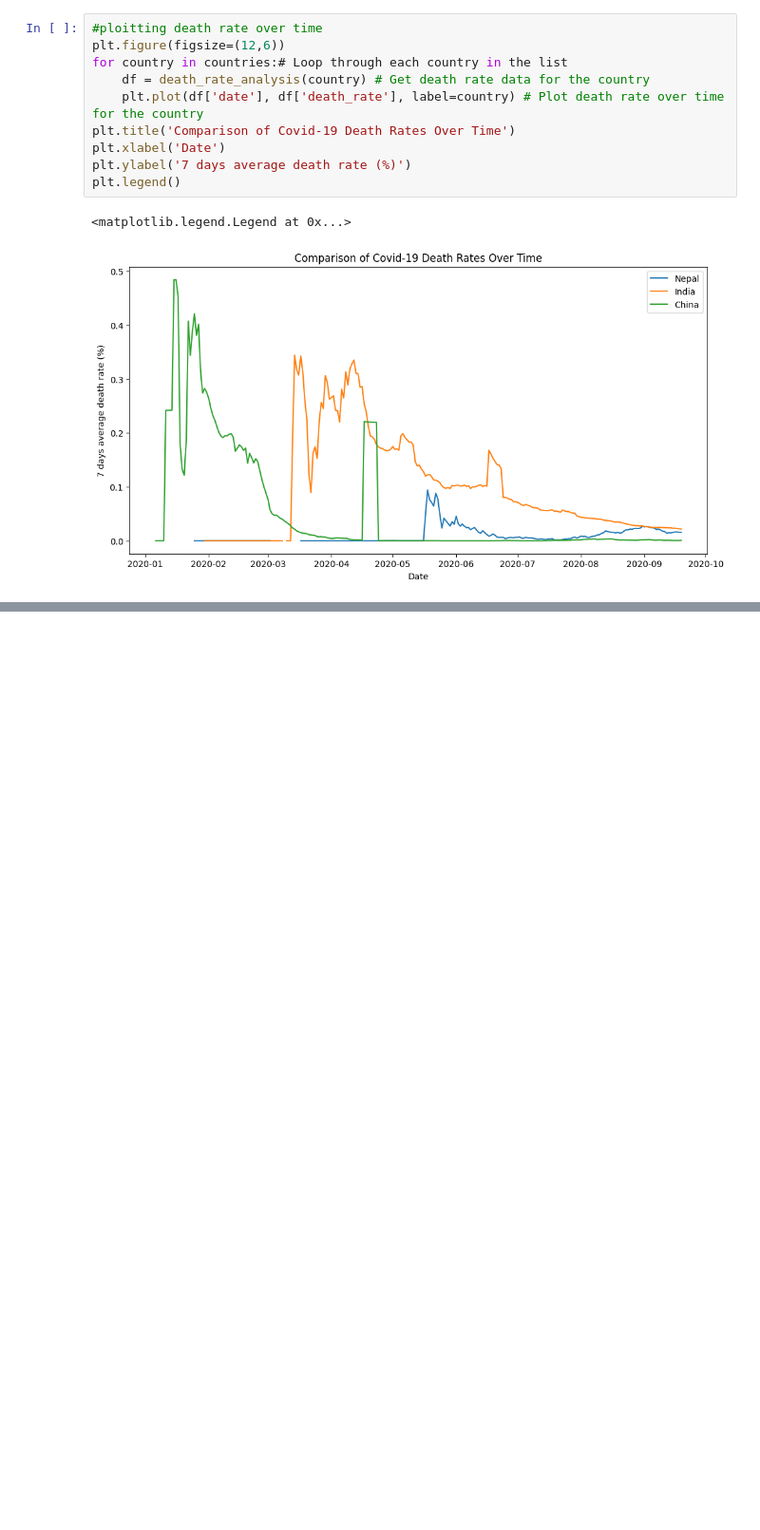
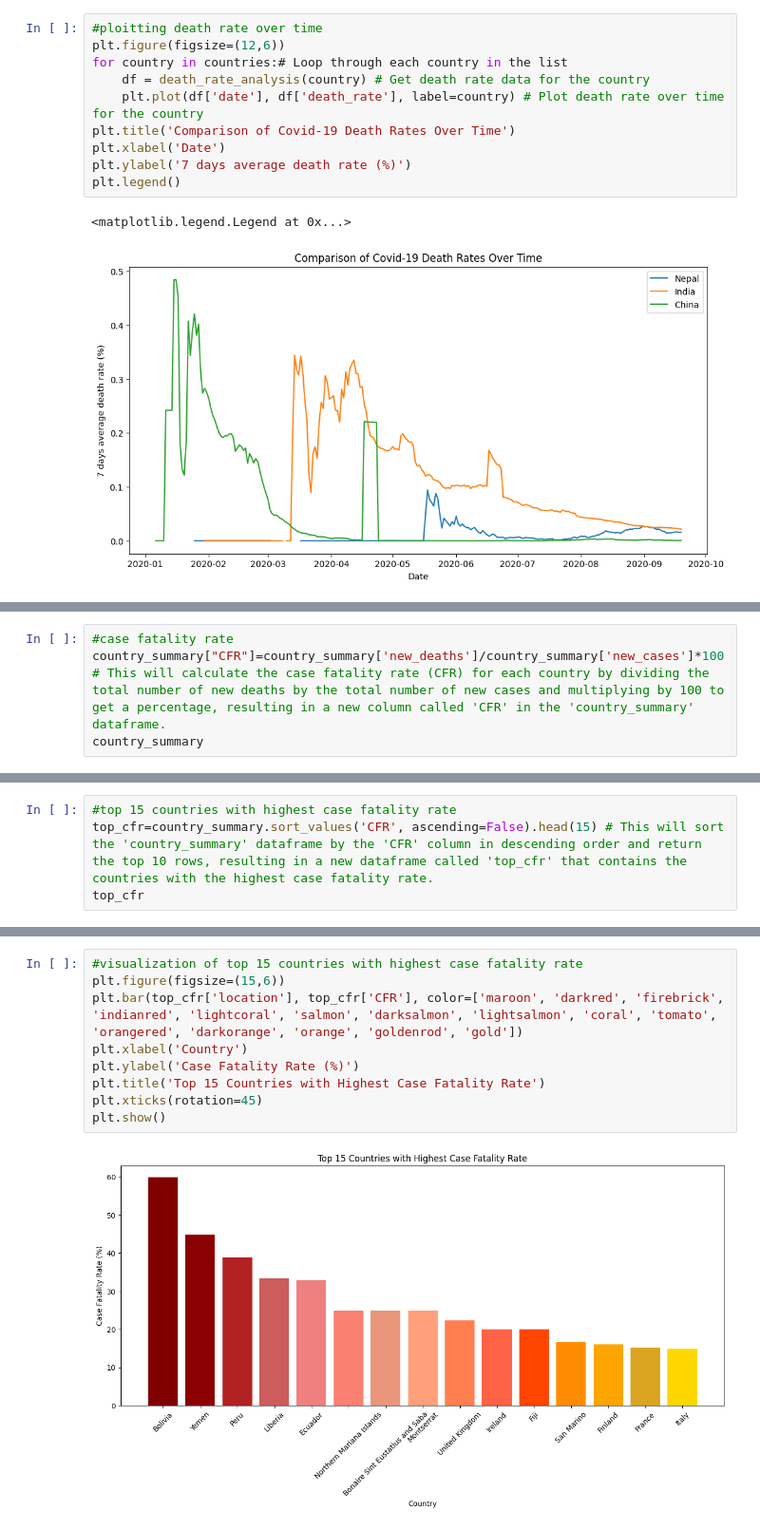
Before and after one commit to dipesh-2005/Covid-19-Analysis, a Jupyter notebook: Covid19-analysis/Scripts/covid-analysis.ipynb, the cells around one changed output, grey strips where cells are left out. Shown at 95% size. Saved outputs shown, nothing was run; the diff lists cells and outputs as text; blank space fills up the shorter version.

```diff
--- a/Covid19-analysis/Scripts/covid-analysis.ipynb
+++ b/Covid19-analysis/Scripts/covid-analysis.ipynb
@@ -301,0 +458,4 @@ plt.legend()
+# %%
+#case fatality rate
+country_summary["CFR"]=country_summary['new_deaths']/country_summary['new_cases']*100 # This will calculate the case fatality rate (CFR) for each country by dividing the total number of new deaths by the total number of new cases and multiplying by 100 to get a percentage, resulting in a new column called 'CFR' in the 'country_summary' dataframe.
+country_summary
@@ -301,0 +476,4 @@ plt.legend()
+# %%
+#top 15 countries with highest case fatality rate
+top_cfr=country_summary.sort_values('CFR', ascending=False).head(15) # This will sort the 'country_summary' dataframe by the 'CFR' column in descending order and return the top 10 rows, resulting in a new dataframe called 'top_cfr' that contains the countries with the highest case fatality rate.
+top_cfr
@@ -301,0 +520,11 @@ plt.legend()
+# %%
+#visualization of top 15 countries with highest case fatality rate
+plt.figure(figsize=(15,6))
+plt.bar(top_cfr['location'], top_cfr['CFR'], color=['maroon', 'darkred', 'firebrick', 'indianred', 'lightcoral', 'salmon', 'darksalmon', 'lightsalmon', 'coral', 'tomato', 'orangered', 'darkorange', 'orange', 'goldenrod', 'gold'])
+plt.xlabel('Country')
+plt.ylabel('Case Fatality Rate (%)')
+plt.title('Top 15 Countries with Highest Case Fatality Rate')
+plt.xticks(rotation=45)
+plt.show()
+# %% [output]
+[figure, added]
```
Also changed, not shown: parts of 19 cells of this notebook.
